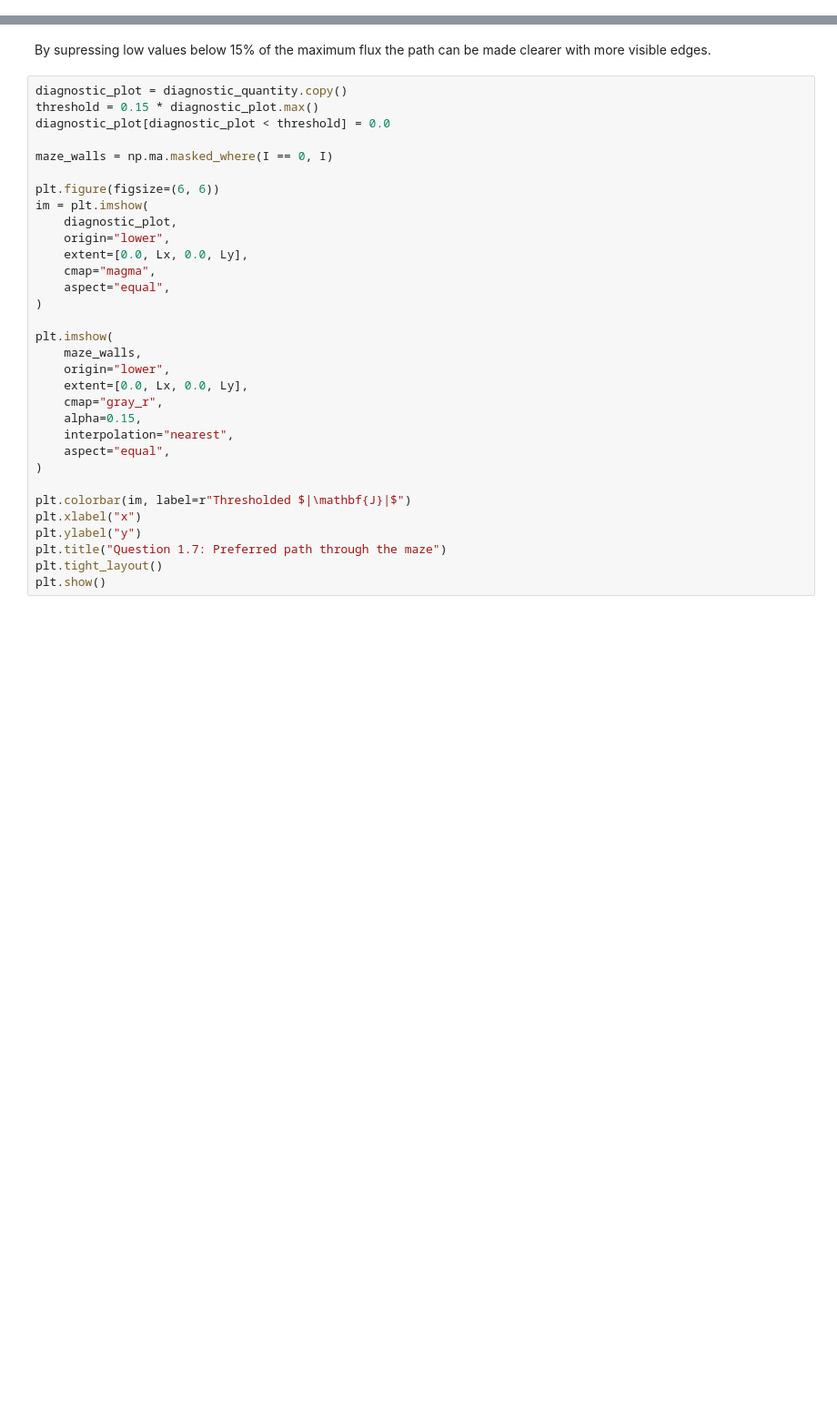
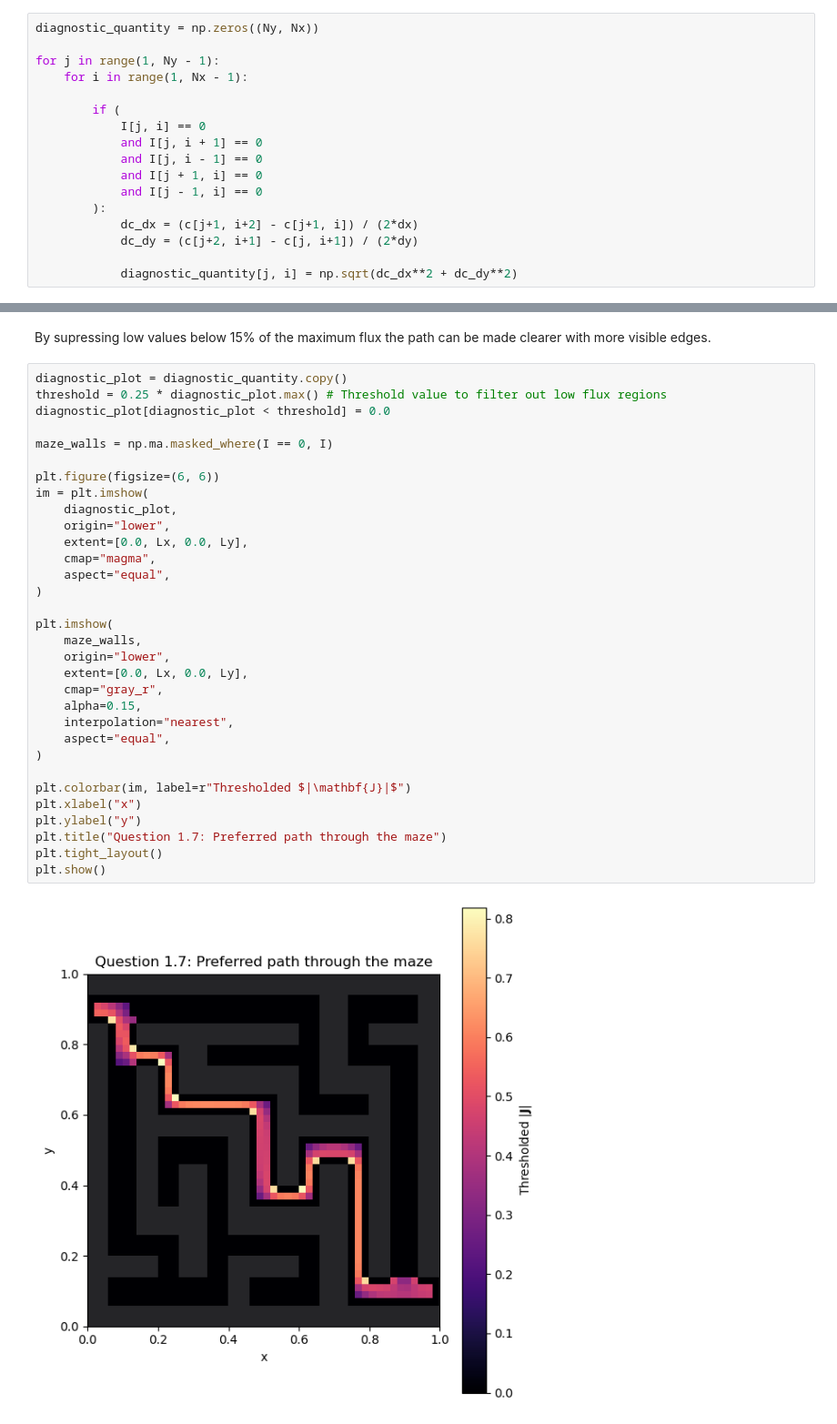
Before and after one commit to Andreas-SM/CFD_Assignments, a Jupyter notebook: Problem_1.ipynb, the cells around one changed output, grey strips where cells are left out. Shown at 91% size. Cells and saved outputs as stored; diff of their text form; blank space fills up the shorter version.

```diff
--- a/Problem_1.ipynb
+++ b/Problem_1.ipynb
@@ -372,6 +386,23 @@ for ts in save_times:
 ### Correct Maze Path
 
 Finally the correct maze path is plotted based on the diffusive flux magnitude
+# %%
+diagnostic_quantity = np.zeros((Ny, Nx))
+
+for j in range(1, Ny - 1):
+    for i in range(1, Nx - 1):
+
+        if (
+            I[j, i] == 0
+            and I[j, i + 1] == 0
+            and I[j, i - 1] == 0
+            and I[j + 1, i] == 0
+            and I[j - 1, i] == 0
+        ):
+            dc_dx = (c[j+1, i+2] - c[j+1, i]) / (2*dx)
+            dc_dy = (c[j+2, i+1] - c[j, i+1]) / (2*dy)
+
+            diagnostic_quantity[j, i] = np.sqrt(dc_dx**2 + dc_dy**2)
 # %%
 maze_walls = np.ma.masked_where(I == 0, I)
 
@@ -404,33 +437,35 @@ plt.show()
 By supressing low values below 15% of the maximum flux the path can be made clearer with more visible edges.
 # %%
 diagnostic_plot = diagnostic_quantity.copy()
-threshold = 0.15 * diagnostic_plot.max()
+threshold = 0.25 * diagnostic_plot.max() # Threshold value to filter out low flux regions
 diagnostic_plot[diagnostic_plot < threshold] = 0.0
 
 maze_walls = np.ma.masked_where(I == 0, I)
 
 plt.figure(figsize=(6, 6))
 im = plt.imshow(
     diagnostic_plot,
     origin="lower",
     extent=[0.0, Lx, 0.0, Ly],
     cmap="magma",
     aspect="equal",
 )
 
 plt.imshow(
     maze_walls,
     origin="lower",
     extent=[0.0, Lx, 0.0, Ly],
     cmap="gray_r",
     alpha=0.15,
     interpolation="nearest",
     aspect="equal",
 )
 
 plt.colorbar(im, label=r"Thresholded $|\mathbf{J}|$")
 plt.xlabel("x")
 plt.ylabel("y")
 plt.title("Question 1.7: Preferred path through the maze")
 plt.tight_layout()
 plt.show()
+# %% [output]
+[figure, added]
```
Also changed, not shown: parts of 3 cells of this notebook.
